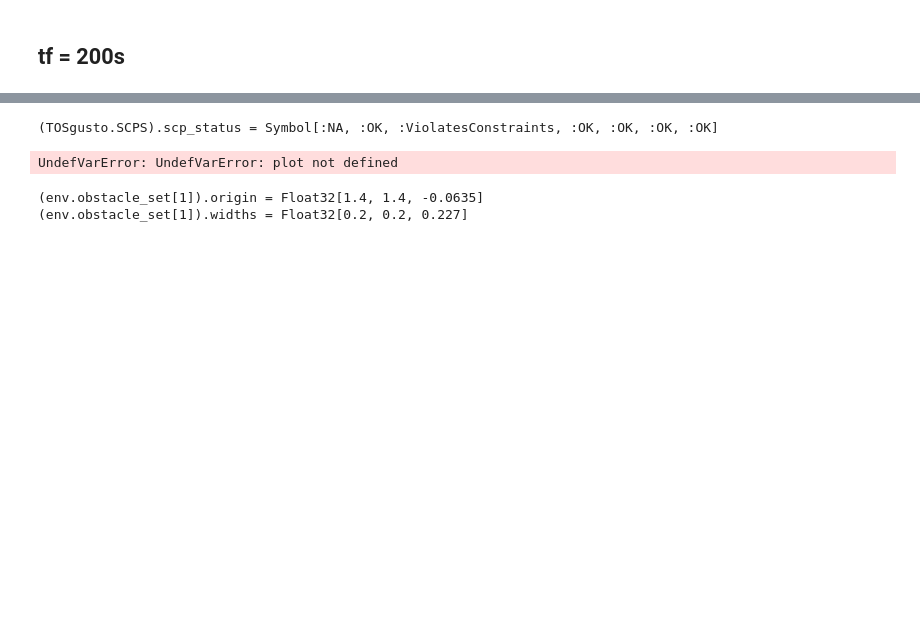
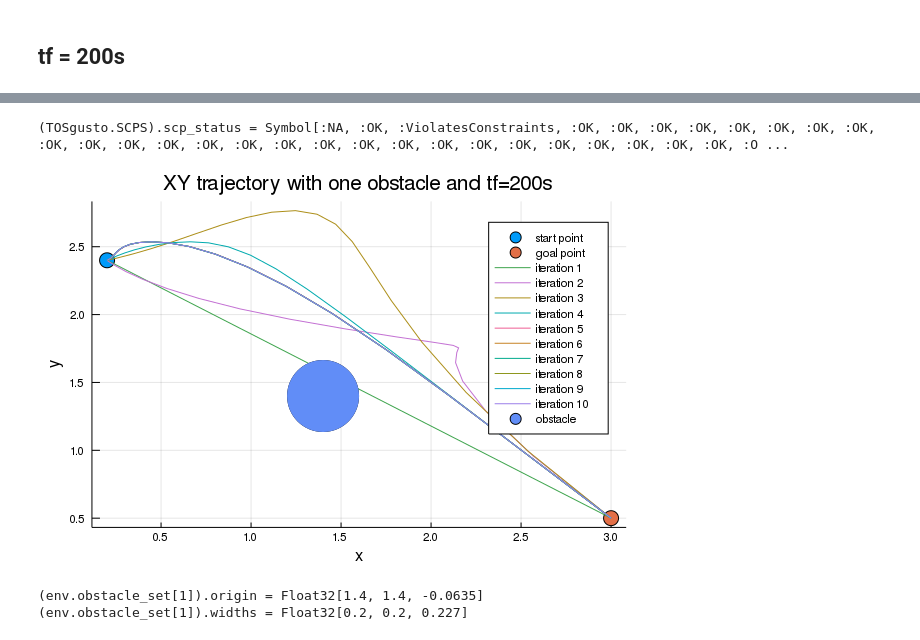
Before and after one commit to somritabanerjee/GuSTO.jl, a Jupyter notebook: examples/freeflyerSE2-Copy1.ipynb, the cells around one changed output, grey strips where cells are left out. Cells and saved outputs as stored; diff of their text form; code cells hidden in the pictures; blank space fills up the shorter version.

```diff
--- a/examples/freeflyerSE2-Copy1.ipynb
+++ b/examples/freeflyerSE2-Copy1.ipynb
@@ -1827,14 +1863,14 @@ iterCount = 6
 # %%
 @show TOSgusto.SCPS.scp_status
-plotXYTrajectories(traj_X_vec)
+plotXYTrajectories(traj_X_vec[1:10])
 title!("XY trajectory with one obstacle and tf=200s")
 xObs = env.obstacle_set[1].origin[1]
 yObs = env.obstacle_set[1].origin[2]
 widthObs = env.obstacle_set[1].widths[1]
-scatter!([xObs],[yObs],marker=2*widthObs, label="obstacle")
+scatter!([xObs],[yObs],markersize=200*widthObs, label="obstacle")
 # %% [output]
-(TOSgusto.SCPS).scp_status = Symbol[:NA, :OK, :ViolatesConstraints, :OK, :OK, :OK, :OK]
+(TOSgusto.SCPS).scp_status = Symbol[:NA, :OK, :ViolatesConstraints, :OK, :OK, :OK, :OK, :OK, :OK, :OK, :OK, :OK, :OK, :OK, :OK, :OK, :OK, :OK, :OK, :OK, :OK, :OK, :OK, :OK, :OK, :OK, :OK, :OK, :OK, :O ...
-UndefVarError: UndefVarError: plot not defined
+[figure, added]
 # %%
 @show env.obstacle_set[1].origin
 @show env.obstacle_set[1].widths
```
Also changed, not shown: parts of 7 cells of this notebook.
